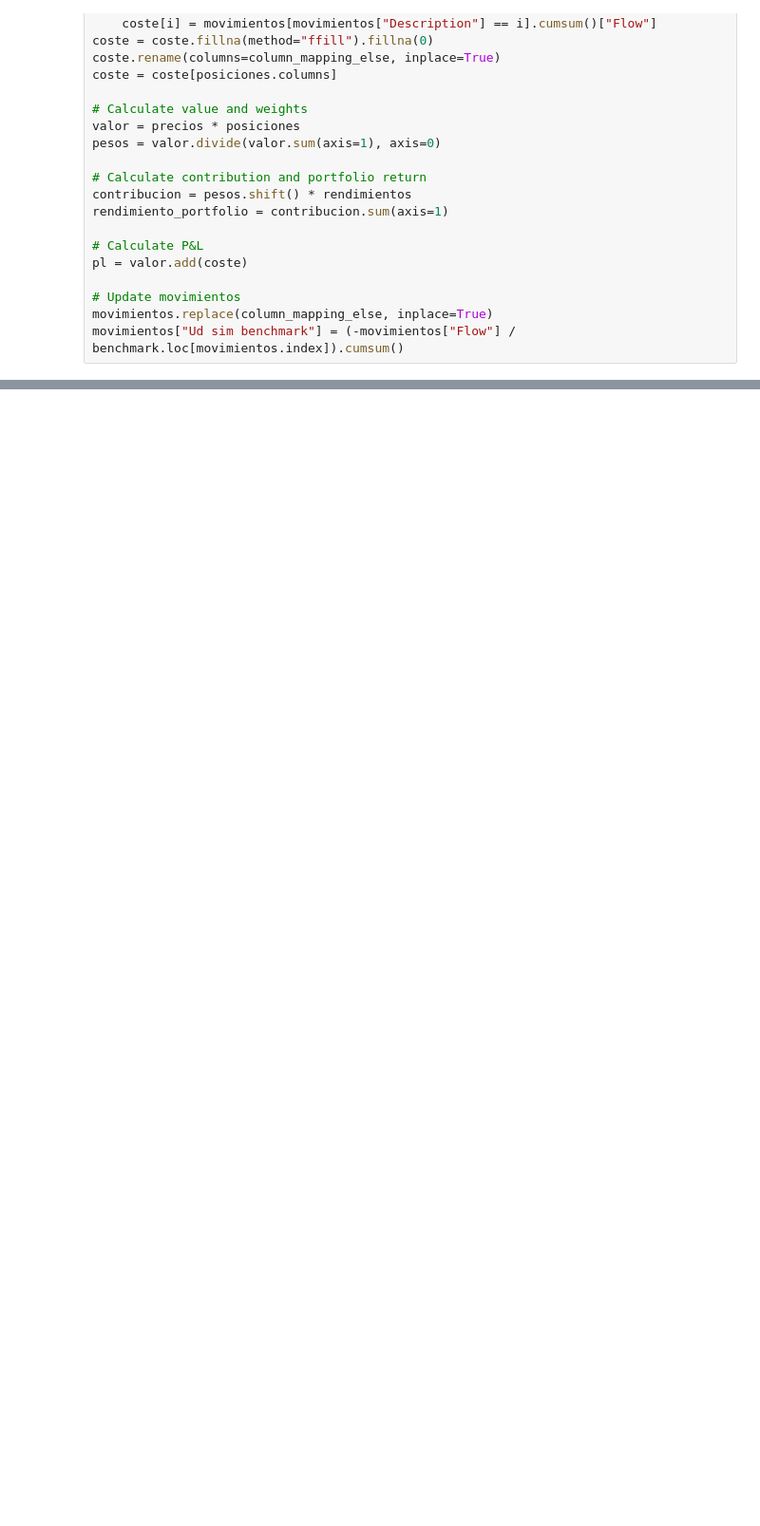
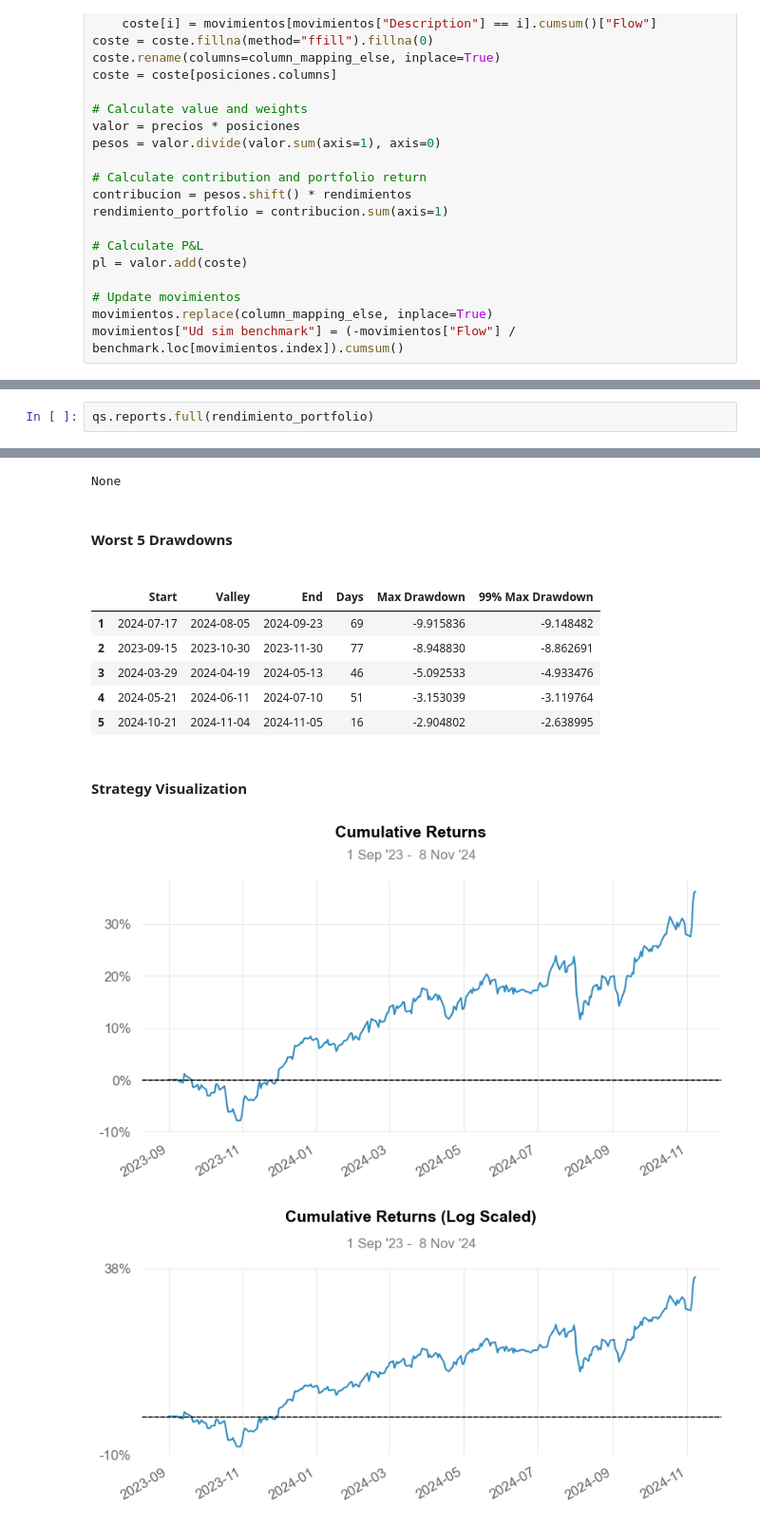
Before and after one commit to ivan5cg/pre-epsilon, a Jupyter notebook: test.ipynb, the cells around one changed output, grey strips where cells are left out. Shown: that part at 95% size. Drawn from its saved outputs; the diff is of its cells as text; blank space fills up the shorter version.

```diff
--- a/test.ipynb
+++ b/test.ipynb
@@ -110,0 +115,3 @@ movimientos["Ud sim benchmark"] = (-movimientos["Flow"] / benchmark.loc[movimien
+# %%
+qs.reports.full(rendimiento_portfolio)
+# %% [output]
@@ -110,0 +136,11 @@ movimientos["Ud sim benchmark"] = (-movimientos["Flow"] / benchmark.loc[movimien
+None
+Worst 5 Drawdowns
+|  | Start | Valley | End | Days | Max Drawdown | 99% Max Drawdown |
+| 1 | 2024-07-17 | 2024-08-05 | 2024-09-23 | 69 | -9.915836 | -9.148482 |
+| 2 | 2023-09-15 | 2023-10-30 | 2023-11-30 | 77 | -8.948830 | -8.862691 |
+| 3 | 2024-03-29 | 2024-04-19 | 2024-05-13 | 46 | -5.092533 | -4.933476 |
+| 4 | 2024-05-21 | 2024-06-11 | 2024-07-10 | 51 | -3.153039 | -3.119764 |
+| 5 | 2024-10-21 | 2024-11-04 | 2024-11-05 | 16 | -2.904802 | -2.638995 |
+Strategy Visualization
+[figure, added]
+[figure, added]
```
Also changed, not shown: parts of 3 cells of this notebook, 1 other file.
